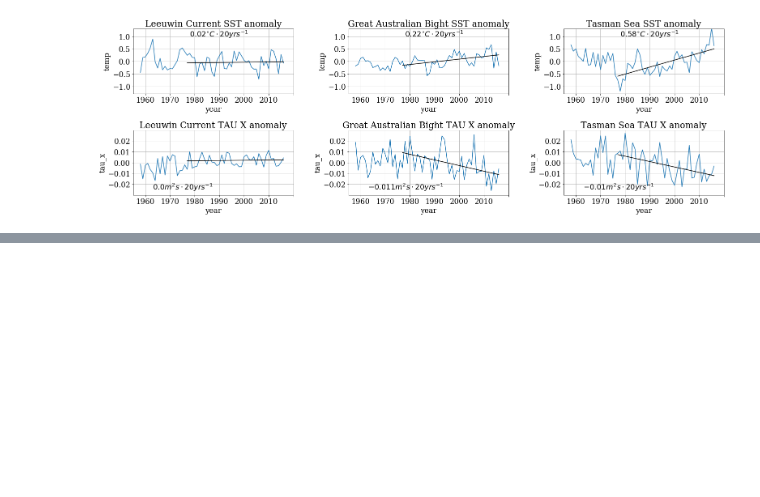
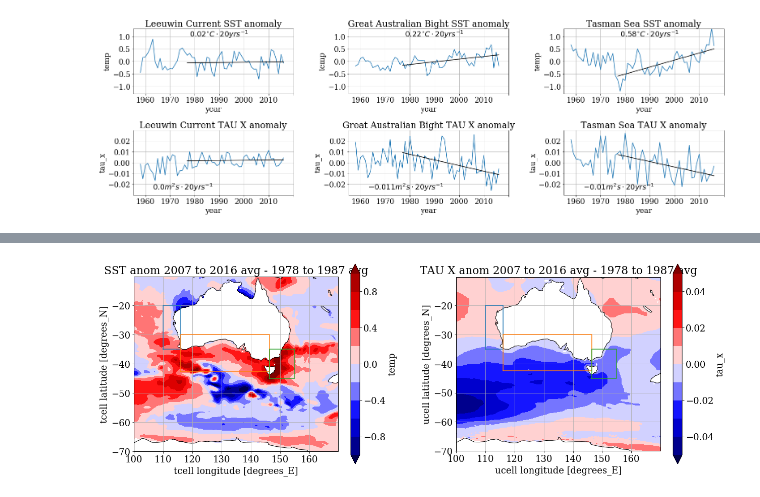
Before and after one commit to ERDuran/wombat_jra-iaf_mom025, a Jupyter notebook: c02_mom025-JRA_diagnostics.ipynb, the cells around one changed output, grey strips where cells are left out. Drawn from its saved outputs; the diff is of its cells as text; code cells hidden in the pictures; blank space fills up the shorter version.

```diff
--- a/c02_mom025-JRA_diagnostics.ipynb
+++ b/c02_mom025-JRA_diagnostics.ipynb
@@ -490,3 +490,95 @@ plt.savefig(figures_path + '/' + script_name + '/' + script_name[0:3] \
 CPU times: user 4.71 s, sys: 2.19 s, total: 6.9 s
 Wall time: 4.24 s
 [figure]
+# %%
+%%time
+
+matplotlib.rcParams.update({'font.size': 18})
+row = 1
+col = 2
+plt.rc('text', usetex=False)
+plt.rc('font', family='serif')
+
+
+plt.close('all')
+fig = plt.figure()
+fig.set_size_inches(18,7)
+
+##
+ax = plt.subplot(row,col,1, projection=ccrs.PlateCarree())
+ax.coastlines()
+cmap = 'seismic'
+step = 0.2
+contf_lvls = np.arange(-1,1+1e-08,step)
+sst_trend = sst[:,:,-10:].mean(dim='year') - sst[:,:,20:30].mean(dim='year')
+sst_trend.plot.contourf(levels=contf_lvls, cmap=cmap, extend='both')
+plt.title('SST anom 2007 to 2016 avg - 1978 to 1987 avg')
+ax.set_xticks(np.arange(100,170,10), crs=ccrs.PlateCarree())
+ax.set_yticks(np.arange(-70,-10,10), crs=ccrs.PlateCarree())
+ax.grid()
+plt.plot(
+    [lon_LC[0], lon_LC[1], lon_LC[1], lon_LC[0], lon_LC[0]],
+    [lat_LC[0], lat_LC[0], lat_LC[1], lat_LC[1], lat_LC[0]])
+plt.plot(
+    [lon_GAB[0], lon_GAB[1], lon_GAB[1], lon_GAB[0], lon_GAB[0]],
+    [lat_GAB[0], lat_GAB[0], lat_GAB[1], lat_GAB[1], lat_GAB[0]])
+plt.plot(
+    [lon_TS[0], lon_TS[1], lon_TS[1], lon_TS[0], lon_TS[0]],
+    [lat_TS[0], lat_TS[0], lat_TS[1], lat_TS[1], lat_TS[0]])
+
+
+##
+ax = plt.subplot(row,col,2, projection=ccrs.PlateCarree())
+ax.coastlines()
+cmap = 'seismic'
+step = 0.01
+contf_lvls = np.arange(-0.05,0.05+1e-08,step)
+taux_trend = taux[:,:,-10:].mean(dim='year') - taux[:,:,20:30].mean(dim='year')
+taux_trend.plot.contourf(levels=contf_lvls, cmap=cmap, extend='both')
+plt.title('TAU X anom 2007 to 2016 avg - 1978 to 1987 avg')
+ax.set_xticks(np.arange(100,170,10), crs=ccrs.PlateCarree())
+ax.set_yticks(np.arange(-70,-10,10), crs=ccrs.PlateCarree())
+ax.grid()
+plt.plot(
+    [lon_LC[0], lon_LC[1], lon_LC[1], lon_LC[0], lon_LC[0]],
+    [lat_LC[0], lat_LC[0], lat_LC[1], lat_LC[1], lat_LC[0]])
+plt.plot(
+    [lon_GAB[0], lon_GAB[1], lon_GAB[1], lon_GAB[0], lon_GAB[0]],
+    [lat_GAB[0], lat_GAB[0], lat_GAB[1], lat_GAB[1], lat_GAB[0]])
+plt.plot(
+    [lon_TS[0], lon_TS[1], lon_TS[1], lon_TS[0], lon_TS[0]],
+    [lat_TS[0], lat_TS[0], lat_TS[1], lat_TS[1], lat_TS[0]])
+
+
+# ax = plt.subplot(row,col,2, projection=ccrs.PlateCarree())
+# ax.coastlines()
+# cmap = 'seismic'
+# step = 0.01
+# contf_lvls = np.arange(-0.05,0.05+1e-08,step)
+# taux[:,:,fid].plot.contourf(levels=contf_lvls, cmap=cmap, extend='both')
+# plt.title('Surface zonal wind stress ' + str(years[fid]))
+# ax.set_xticks(np.arange(100,170,10), crs=ccrs.PlateCarree())
+# ax.set_yticks(np.arange(-70,-10,10), crs=ccrs.PlateCarree())
+# ax.grid()
+# plt.plot(
+#     [lon_LC[0], lon_LC[1], lon_LC[1], lon_LC[0], lon_LC[0]],
+#     [lat_LC[0], lat_LC[0], lat_LC[1], lat_LC[1], lat_LC[0]])
+# plt.plot(
+#     [lon_GAB[0], lon_GAB[1], lon_GAB[1], lon_GAB[0], lon_GAB[0]],
+#     [lat_GAB[0], lat_GAB[0], lat_GAB[1], lat_GAB[1], lat_GAB[0]])
+# plt.plot(
+#     [lon_TS[0], lon_TS[1], lon_TS[1], lon_TS[0], lon_TS[0]],
+#     [lat_TS[0], lat_TS[0], lat_TS[1], lat_TS[1], lat_TS[0]])
+
+fig.tight_layout(rect=[0, 0, 1, 0.90])
+
+output_ls = os.listdir(figures_path)
+if not script_name:
+    script_name = 'test'
+elif script_name not in output_ls:
+    os.mkdir(figures_path + '/' + script_name)
+plt.savefig(figures_path + '/' + script_name + '/' + script_name[0:3] \
+            + '_fig3_.png', bbox_inches='tight', dpi=200)
+
+# print(str(years[fid]) + ' OK')
+# %% [output]
@@ -493,3 +587,4 @@ Wall time: 4.24 s
+[figure, added]
 # %%
 %%time
 
```
Also changed, not shown: parts of 6 cells of this notebook, 9 other files.
